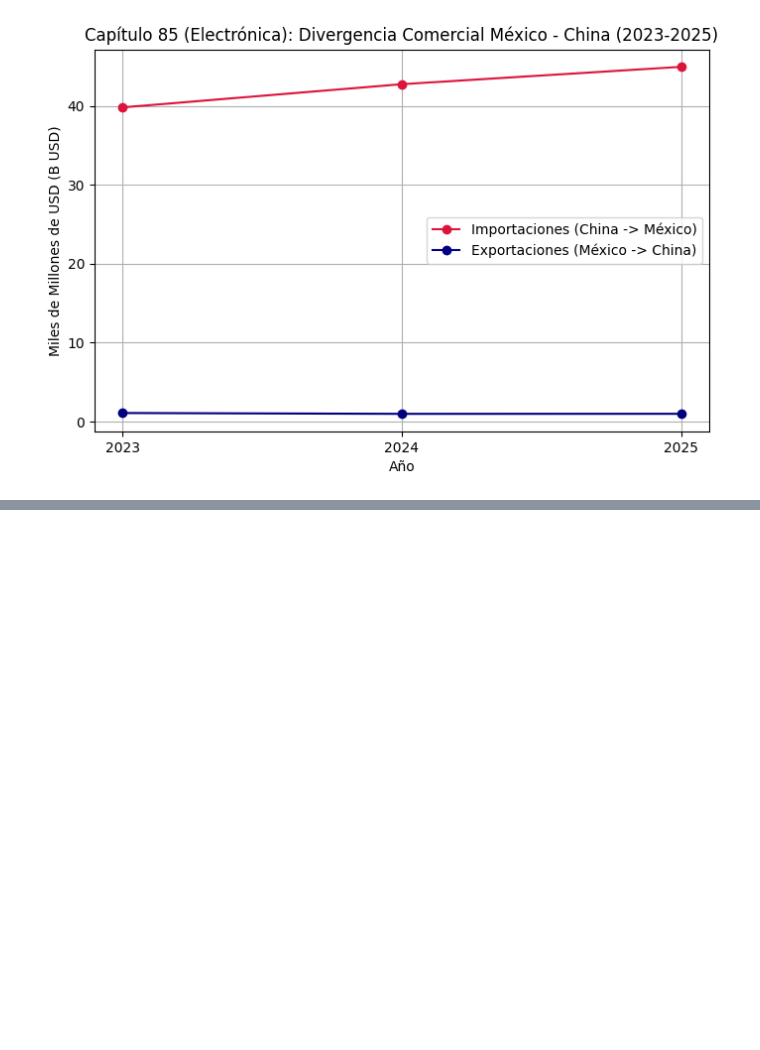
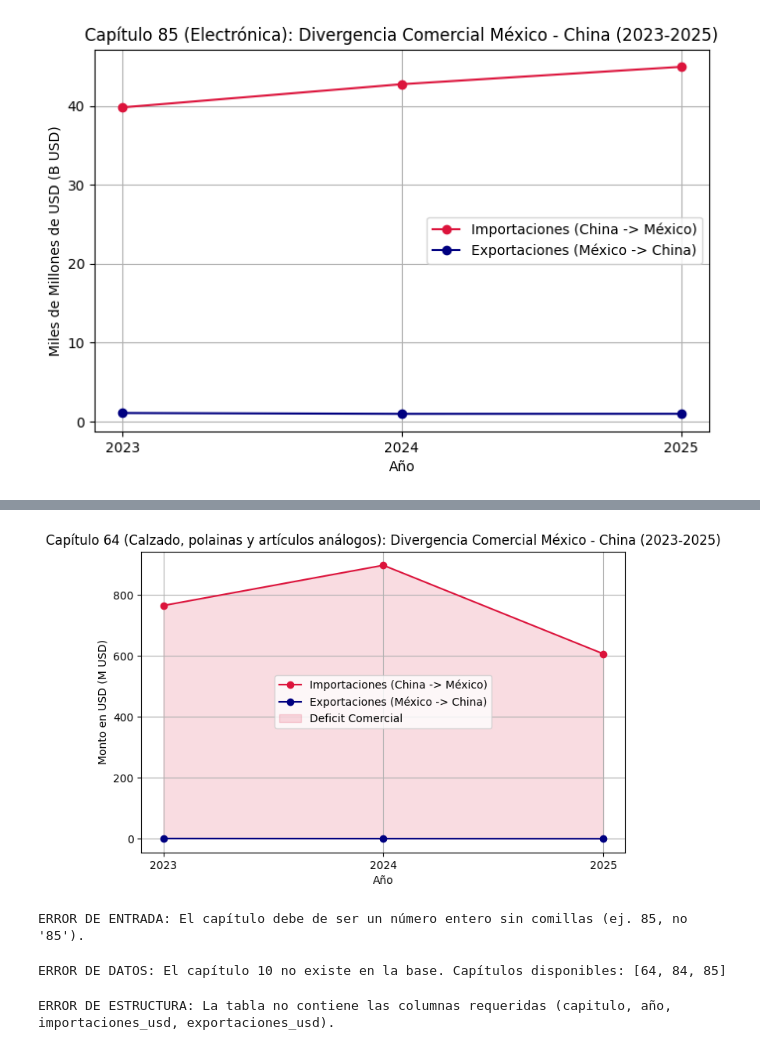
Before and after one commit to luisferdm6/03-china-mexico-trade-audit, a Jupyter notebook: 01_auditoria_asimetrias_china_mexico.ipynb, the cells around one changed output, grey strips where cells are left out. Saved outputs shown, nothing was run; the diff lists cells and outputs as text; code cells hidden in the pictures; blank space fills up the shorter version.

```diff
--- a/01_auditoria_asimetrias_china_mexico.ipynb
+++ b/01_auditoria_asimetrias_china_mexico.ipynb
@@ -249,0 +378,16 @@ graficar_divergencia(balanza_anual, 85, 'México', 'China')
+# %%
+graficar_divergencia(balanza_anual, 64, 'México', 'China')
+# %% [output]
+[figure, added]
+# %%
+graficar_divergencia(balanza_anual, '84', 'México', 'China')
+# %% [output]
+ERROR DE ENTRADA: El capítulo debe de ser un número entero sin comillas (ej. 85, no '85').
+# %%
+graficar_divergencia(balanza_anual, 10, 'México', 'China')
+# %% [output]
+ERROR DE DATOS: El capítulo 10 no existe en la base. Capítulos disponibles: [64, 84, 85]
+# %%
+graficar_divergencia(balanza_anual[['año', 'capitulo', 'importaciones_usd']], 84, 'México', 'China')
+# %% [output]
+ERROR DE ESTRUCTURA: La tabla no contiene las columnas requeridas (capitulo, año, importaciones_usd, exportaciones_usd).
```
Also changed, not shown: parts of 6 cells of this notebook.
